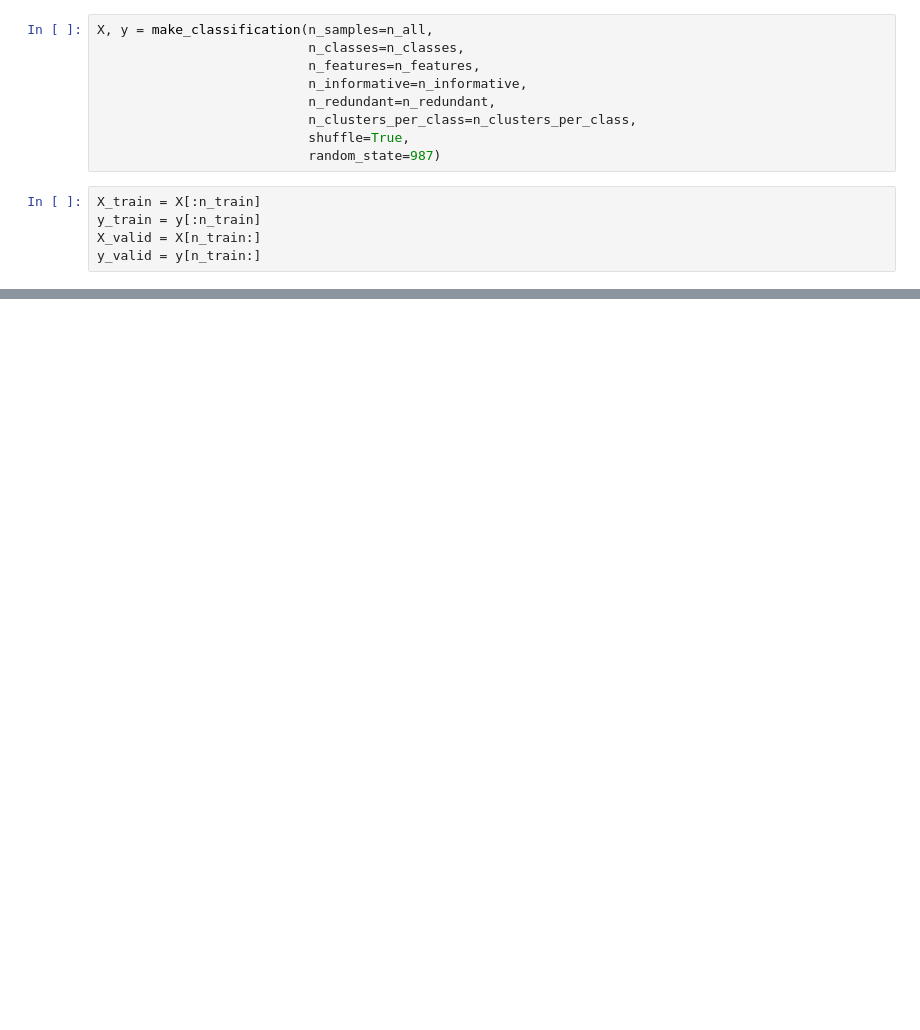
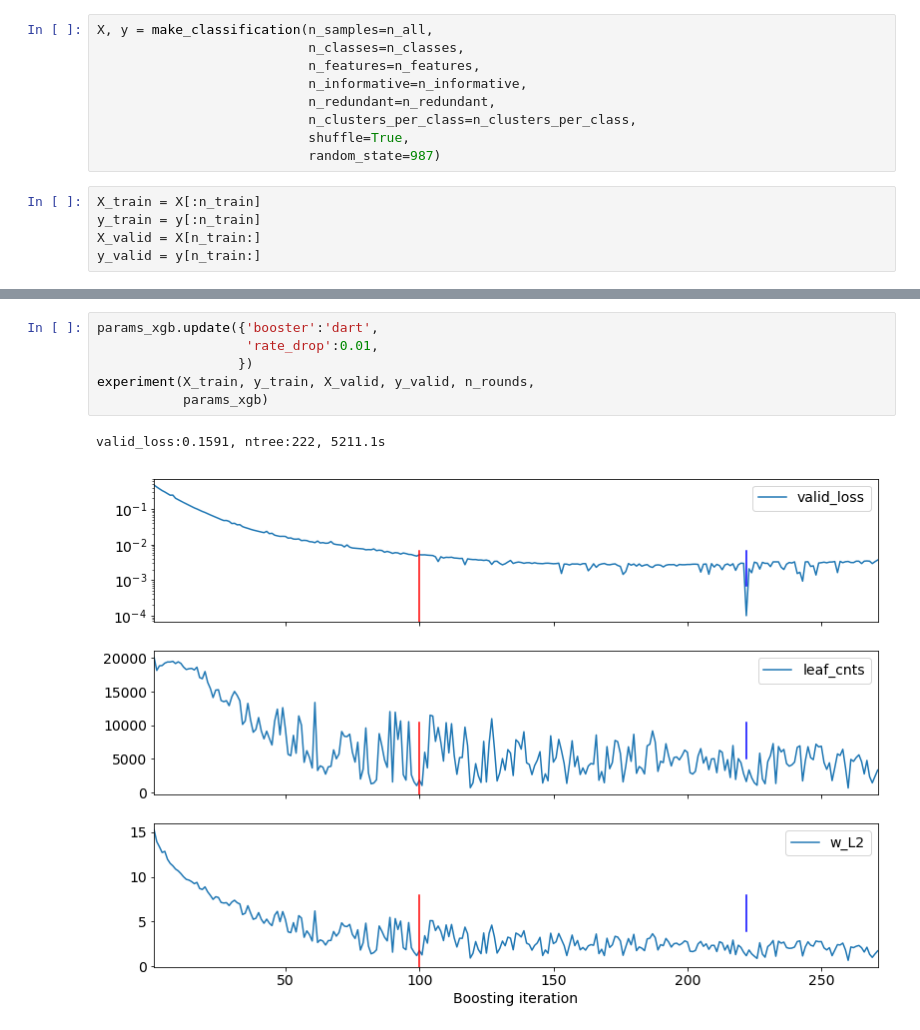
Before and after one commit to tks0123456789/XGB_experiments, a Jupyter notebook: Control_complexity.ipynb, the cells around one changed output, grey strips where cells are left out. Cells and saved outputs as stored; diff of their text form; blank space fills up the shorter version.

Commit message:
add dart experiment

```diff
--- a/Control_complexity.ipynb
+++ b/Control_complexity.ipynb
@@ -170,0 +174,9 @@ valid_loss:0.2202, ntree:165, 42.8s
+# %%
+params_xgb.update({'booster':'dart',
+                   'rate_drop':0.01,
+                  })
+experiment(X_train, y_train, X_valid, y_valid, n_rounds,
+           params_xgb)
+# %% [output]
+valid_loss:0.1591, ntree:222, 5211.1s
+[figure, added]
```
Also changed, not shown: parts of 7 cells of this notebook.
